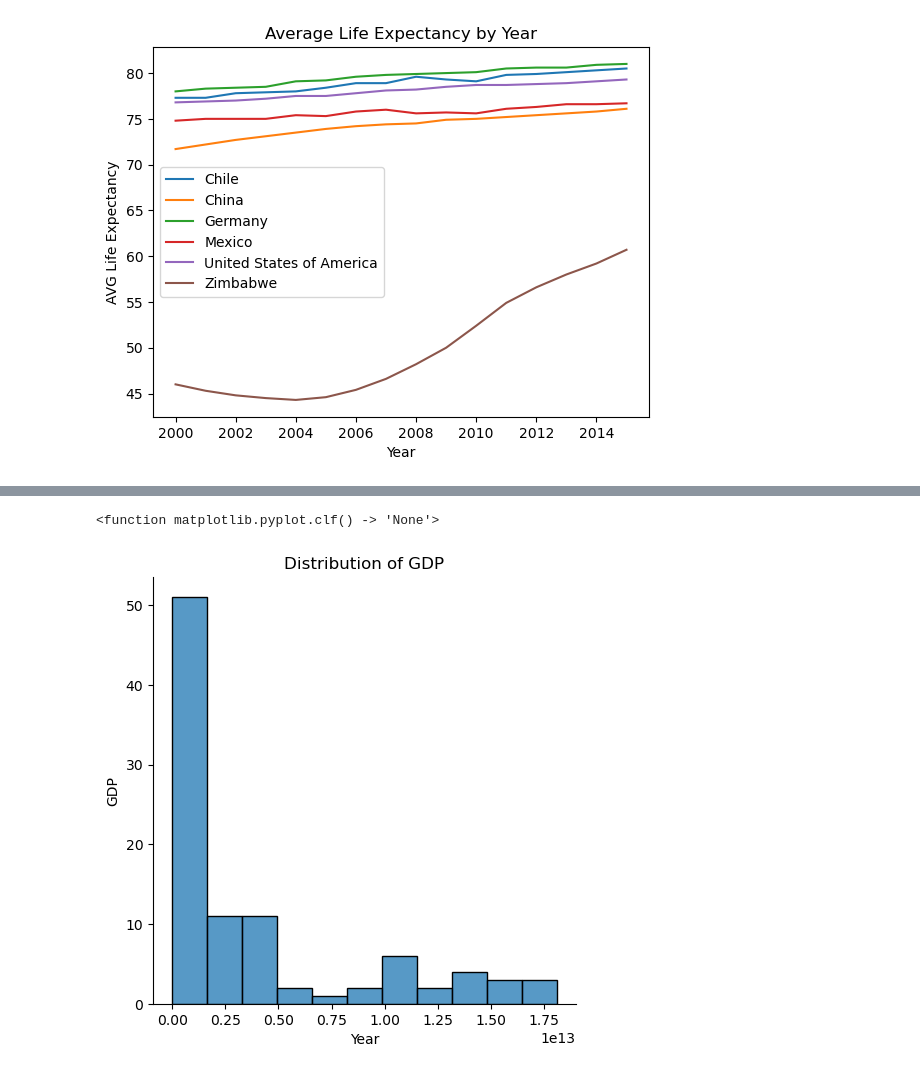
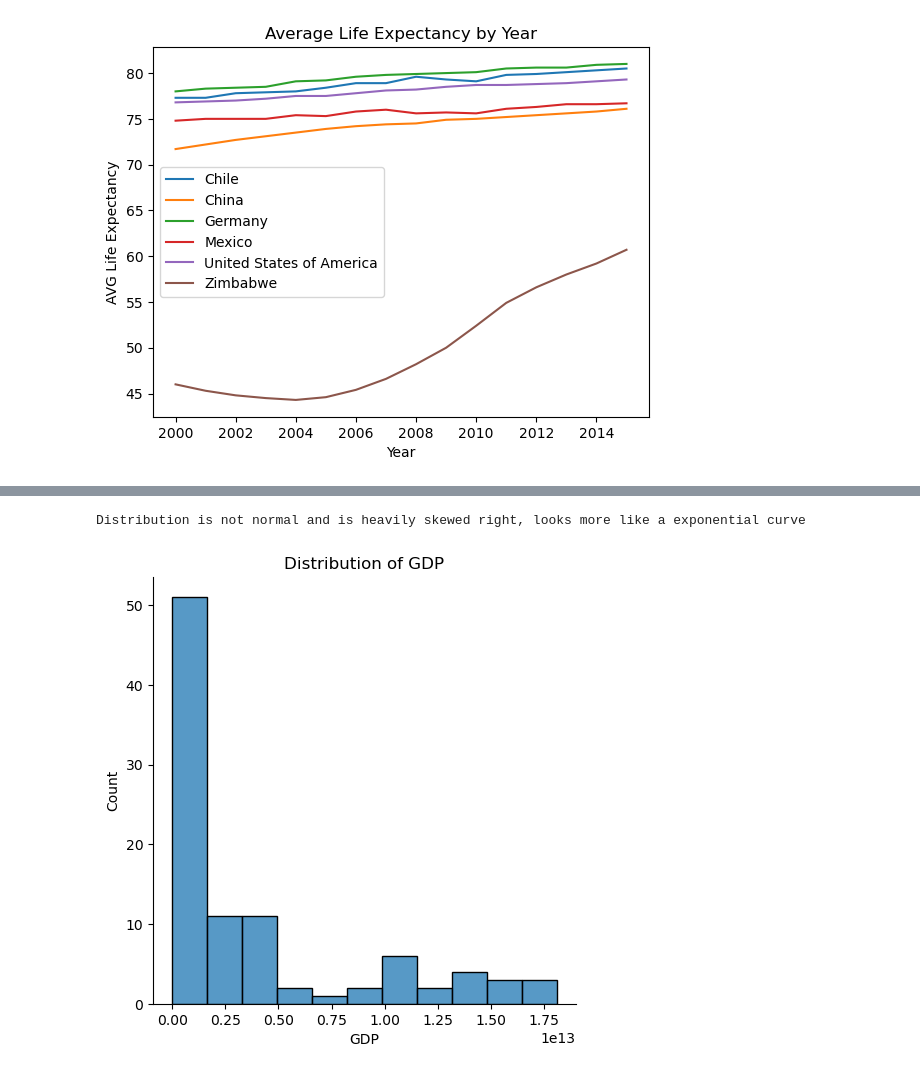
Before and after one commit to Bobbydra/Codecademy-Projects, a Jupyter notebook: Life-Expectancy-and-GDP-Starter/Life-Expectancy-and-GDP-Starter/life_expectancy_gdp.ipynb, the cells around one changed output, grey strips where cells are left out. Saved outputs shown, nothing was run; the diff lists cells and outputs as text; code cells hidden in the pictures.

```diff
--- a/Life-Expectancy-and-GDP-Starter/Life-Expectancy-and-GDP-Starter/life_expectancy_gdp.ipynb
+++ b/Life-Expectancy-and-GDP-Starter/Life-Expectancy-and-GDP-Starter/life_expectancy_gdp.ipynb
@@ -165,13 +166,15 @@ plt.clf
 # %%
 # Distribution of GDP
 
 sns.displot(data=leg, x="GDP", kind="hist")
 plt.title("Distribution of GDP")
-plt.xlabel("Year")
-plt.ylabel("GDP")
+plt.xlabel("GDP")
+plt.ylabel("Count")
 
 plt.show
 plt.clf
+
+print("Distribution is not normal and is heavily skewed right, looks more like a exponential curve")
 # %% [output]
-<function matplotlib.pyplot.clf() -> 'None'>
+Distribution is not normal and is heavily skewed right, looks more like a exponential curve
-[figure, old version]
+[figure, new version]
```
Also changed, not shown: parts of 7 cells of this notebook.
